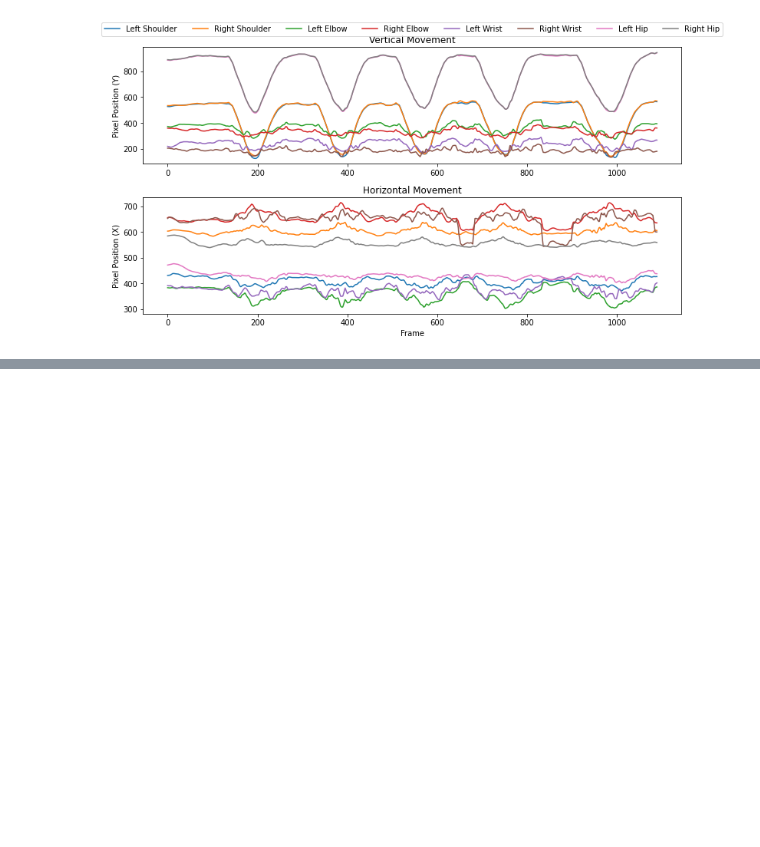
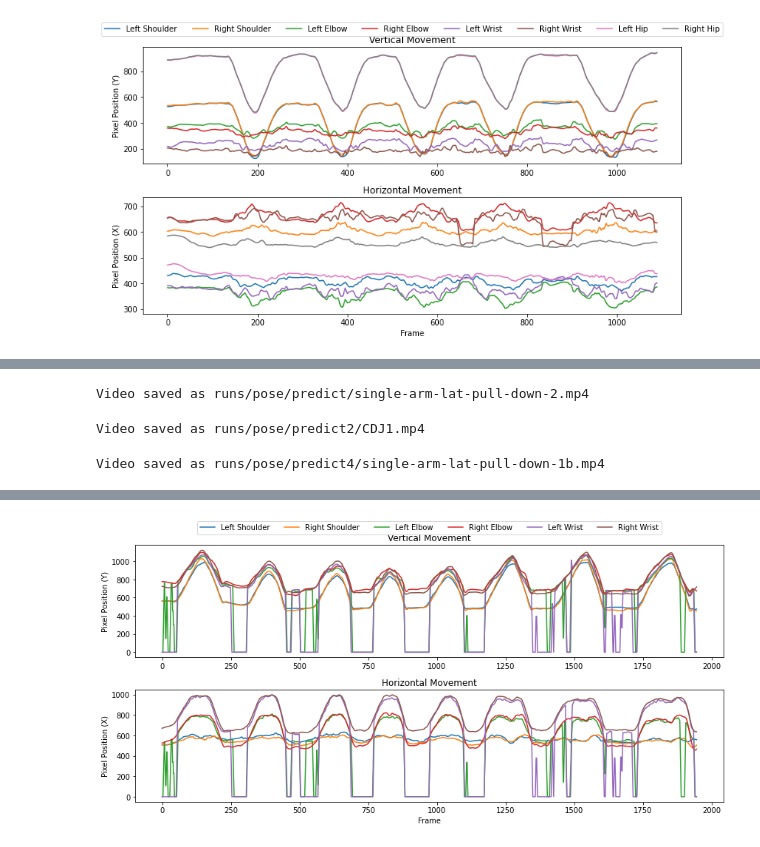
Before and after one commit to leekichang/gym-analytics, a Jupyter notebook: yolo.ipynb, the cells around one changed output, grey strips where cells are left out. Saved outputs shown, nothing was run; the diff lists cells and outputs as text; code cells hidden in the pictures; blank space fills up the shorter version.

```diff
--- a/yolo.ipynb
+++ b/yolo.ipynb
@@ -426,0 +642,76 @@ Results saved to runs/pose/predict8
+# %%
+convert_avi_to_mp4("runs/pose/predict/single-arm-lat-pull-down-2.avi", "runs/pose/predict/single-arm-lat-pull-down-2.mp4")
+# %% [output]
+Video saved as runs/pose/predict/single-arm-lat-pull-down-2.mp4
+# %%
+convert_avi_to_mp4("runs/pose/predict2/CDJ1.avi", "runs/pose/predict2/CDJ1.mp4")
+# %% [output]
+Video saved as runs/pose/predict2/CDJ1.mp4
+# %%
+convert_avi_to_mp4("runs/pose/predict4/single-arm-lat-pull-down-1b.avi", "runs/pose/predict4/single-arm-lat-pull-down-1b.mp4")
+# %% [output]
+Video saved as runs/pose/predict4/single-arm-lat-pull-down-1b.mp4
+# %%
+import matplotlib.pyplot as plt
+import numpy as np
+from scipy.signal import medfilt
+# moving average filter
+def moving_average(data, window_size=5):
+    return np.convolve(data, np.ones(window_size)/window_size, mode='valid')
+results = model(source="./data/single-leg-squat-1.MOV", save=True)
+
+keypoint_trace = {k:[] for k, v in label2key.items()}
+
+for r_idx, result in enumerate(results):
+    image = cv2.cvtColor(result.orig_img, cv2.COLOR_BGR2RGB)
+    keypoints = result.keypoints.xy  # Shape: (num_people, 17, 2) -> (x, y)
+    keypoints_conf = result.keypoints.conf  # Shape: (num_people, 17) -> Confidence
+
+    for person_idx, person_kpts in enumerate(keypoints):
+        if person_idx != 0:
+            pass
+        else:
+            for idx, (x, y) in enumerate(person_kpts):
+                confidence = keypoints_conf[person_idx][idx]
+                if confidence > 0.5:  # Draw only reliable keypoints
+                    cv2.circle(image, (int(x), int(y)), 5, (0, 255, 0), -1)
+                    cv2.putText(image, str(idx), (int(x), int(y)-10),
+                                cv2.FONT_HERSHEY_SIMPLEX, 0.5, (255, 0, 0), 1)
+                keypoint_trace[idx].append(np.array([x.cpu(), y.cpu()]))
+
+kernel_size = 5
+plt.figure(figsize=(12, 6))
+interest_keypoints = [5,6,7,8,9,10]
+for keypoint_idx in interest_keypoints:
+    keypoints_array = np.array(keypoint_trace[keypoint_idx])  # (frames, 2)
+    x_vals = keypoints_array[:, 0]  # horizontal movement
+    y_vals = keypoints_array[:, 1]  # vertical movement
+
+    # Median filter
+    x_vals_smooth = moving_average(medfilt(x_vals, kernel_size))
+    y_vals_smooth = moving_average(medfilt(y_vals, kernel_size))
+
+    # vertical movement (y coordinate)
+    plt.subplot(2, 1, 1)
+    plt.plot(range(len(y_vals_smooth)), y_vals_smooth, label=f"{label2key[keypoint_idx]}")
+
+    # horizontal movement (x coordinate)
+    plt.subplot(2, 1, 2)
+    plt.plot(range(len(x_vals_smooth)), x_vals_smooth, label=f"{label2key[keypoint_idx]}")
+
+# Graph settings
+plt.subplot(2, 1, 1)
+plt.title(f"Vertical Movement")
+# plt.xlabel("Frame")
+plt.ylabel("Pixel Position (Y)")
+plt.legend(loc='upper center', bbox_to_anchor=(0.5, 1.25), ncol=8)
+
+plt.subplot(2, 1, 2)
+plt.title(f"Horizontal Movement")
+plt.xlabel("Frame")
+plt.ylabel("Pixel Position (X)")
+# plt.legend()
+
+plt.tight_layout()
+plt.show()
+# %% [output]
@@ -426,0 +735 @@ Results saved to runs/pose/predict8
+[figure, added]
```
Also changed, not shown: parts of 14 cells of this notebook, 7 other files.
